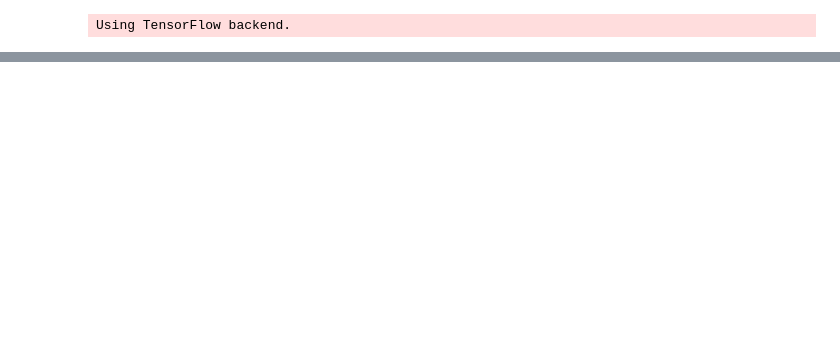
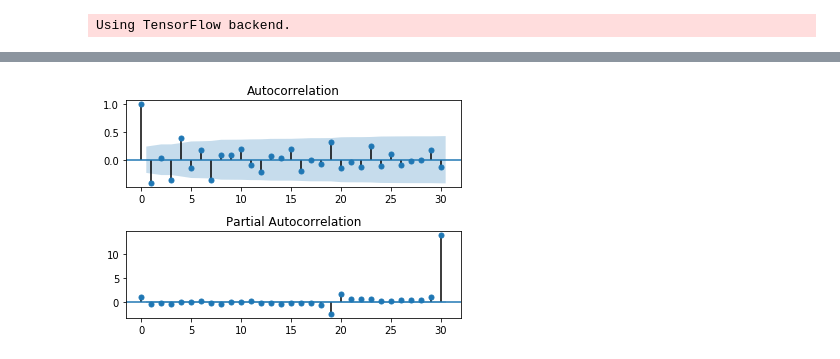
Before and after one commit to Ryan0v0/MCM2020_problemC, a Jupyter notebook: datetime_analysis.ipynb, the cells around one changed output, grey strips where cells are left out. Cells and saved outputs as stored; diff of their text form; code cells hidden in the pictures; blank space fills up the shorter version.

```diff
--- a/datetime_analysis.ipynb
+++ b/datetime_analysis.ipynb
@@ -284,0 +465,6 @@ plt.show()
+# %%
+rol_mean = ts_log.rolling(window=12).mean()
+rol_mean.dropna(inplace=True)
+ts_diff_1 = rol_mean.diff(1)
+ts_diff_1.dropna(inplace=True)
+teststationarity(ts_diff_1)
@@ -284,0 +480,4 @@ plt.show()
+# %%
+ts_diff_2 = ts_diff_1.diff(1)
+ts_diff_2.dropna(inplace=True)
+teststationarity(ts_diff_2)
@@ -284,0 +493,14 @@ plt.show()
+# %%
+from statsmodels.graphics.tsaplots import plot_acf, plot_pacf
+def draw_acf_pacf(ts,lags):
+    f = plt.figure(facecolor='white')
+    ax1 = f.add_subplot(211)
+    plot_acf(ts,ax=ax1,lags=lags)
+    ax2 = f.add_subplot(212)
+    plot_pacf(ts,ax=ax2,lags=lags)
+    plt.subplots_adjust(hspace=0.5)
+    plt.show()
+# %%
+draw_acf_pacf(ts_diff_2,30)
+# %% [output]
+[figure, added]
```
Also changed, not shown: parts of 31 cells of this notebook, 1 other file.
